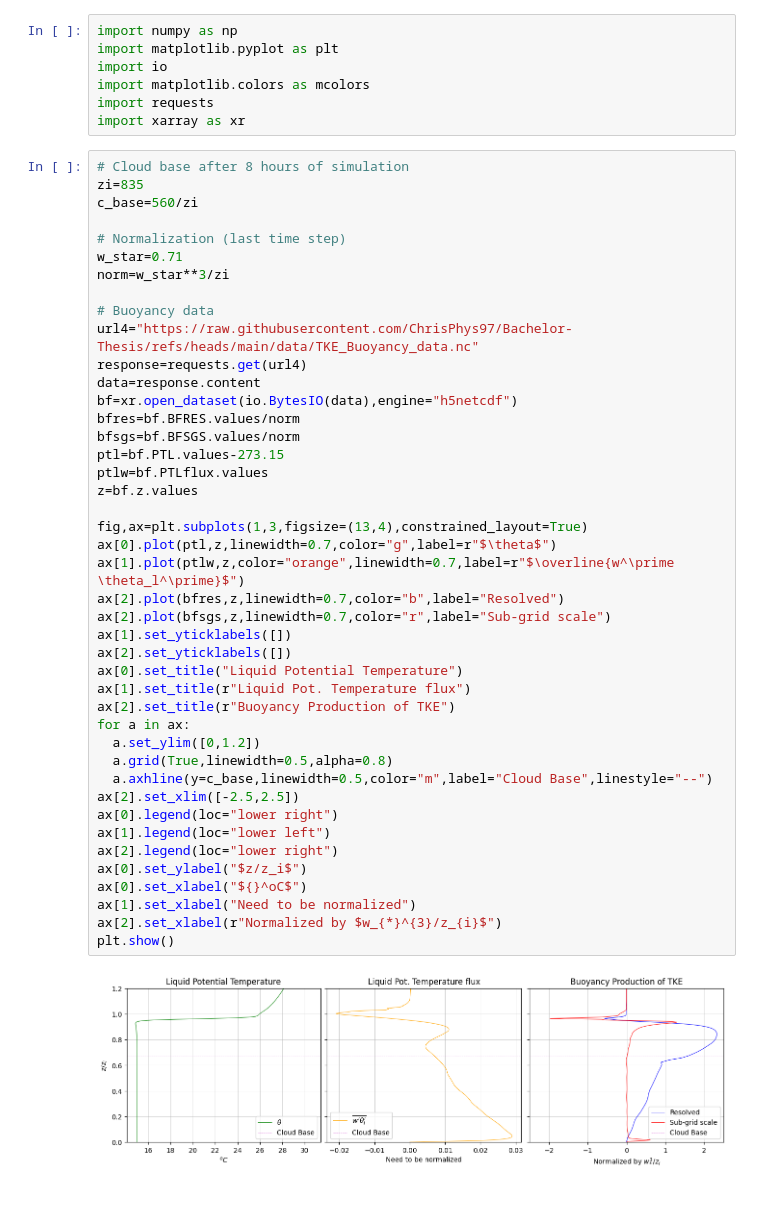
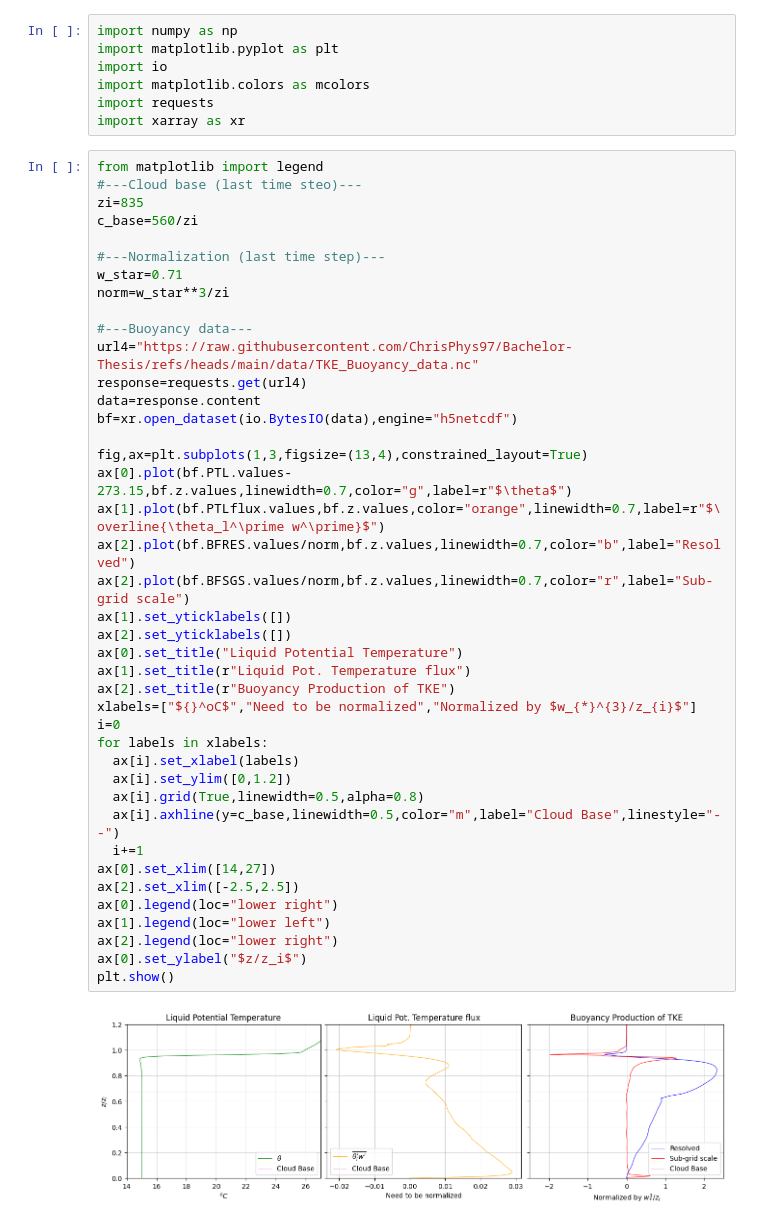
Before and after one commit to ChrisPhys97/Bachelor-Thesis, a Jupyter notebook: TKE-Buoyancy Results.ipynb, the cells around one changed output. Saved outputs shown, nothing was run; the diff lists cells and outputs as text.

```diff
--- a/TKE-Buoyancy Results.ipynb
+++ b/TKE-Buoyancy Results.ipynb
@@ -6,47 +6,45 @@ import matplotlib.colors as mcolors
 import requests
 import xarray as xr
 # %%
-# Cloud base after 8 hours of simulation
+from matplotlib import legend
+#---Cloud base (last time steo)---
 zi=835
 c_base=560/zi
 
-# Normalization (last time step)
+#---Normalization (last time step)---
 w_star=0.71
 norm=w_star**3/zi
 
-# Buoyancy data
+#---Buoyancy data---
 url4="https://raw.githubusercontent.com/ChrisPhys97/Bachelor-Thesis/refs/heads/main/data/TKE_Buoyancy_data.nc"
 response=requests.get(url4)
 data=response.content
 bf=xr.open_dataset(io.BytesIO(data),engine="h5netcdf")
-bfres=bf.BFRES.values/norm
-bfsgs=bf.BFSGS.values/norm
-ptl=bf.PTL.values-273.15
-ptlw=bf.PTLflux.values
-z=bf.z.values
 
 fig,ax=plt.subplots(1,3,figsize=(13,4),constrained_layout=True)
-ax[0].plot(ptl,z,linewidth=0.7,color="g",label=r"$\theta$")
-ax[1].plot(ptlw,z,color="orange",linewidth=0.7,label=r"$\overline{w^\prime \theta_l^\prime}$")
-ax[2].plot(bfres,z,linewidth=0.7,color="b",label="Resolved")
-ax[2].plot(bfsgs,z,linewidth=0.7,color="r",label="Sub-grid scale")
+ax[0].plot(bf.PTL.values-273.15,bf.z.values,linewidth=0.7,color="g",label=r"$\theta$")
+ax[1].plot(bf.PTLflux.values,bf.z.values,color="orange",linewidth=0.7,label=r"$\overline{\theta_l^\prime w^\prime}$")
+ax[2].plot(bf.BFRES.values/norm,bf.z.values,linewidth=0.7,color="b",label="Resolved")
+ax[2].plot(bf.BFSGS.values/norm,bf.z.values,linewidth=0.7,color="r",label="Sub-grid scale")
 ax[1].set_yticklabels([])
 ax[2].set_yticklabels([])
 ax[0].set_title("Liquid Potential Temperature")
 ax[1].set_title(r"Liquid Pot. Temperature flux")
 ax[2].set_title(r"Buoyancy Production of TKE")
-for a in ax:
-  a.set_ylim([0,1.2])
-  a.grid(True,linewidth=0.5,alpha=0.8)
-  a.axhline(y=c_base,linewidth=0.5,color="m",label="Cloud Base",linestyle="--")
+xlabels=["${}^oC$","Need to be normalized","Normalized by $w_{*}^{3}/z_{i}$"]
+i=0
+for labels in xlabels:
+  ax[i].set_xlabel(labels)
+  ax[i].set_ylim([0,1.2])
+  ax[i].grid(True,linewidth=0.5,alpha=0.8)
+  ax[i].axhline(y=c_base,linewidth=0.5,color="m",label="Cloud Base",linestyle="--")
+  i+=1
+ax[0].set_xlim([14,27])
 ax[2].set_xlim([-2.5,2.5])
 ax[0].legend(loc="lower right")
 ax[1].legend(loc="lower left")
 ax[2].legend(loc="lower right")
 ax[0].set_ylabel("$z/z_i$")
-ax[0].set_xlabel("${}^oC$")
-ax[1].set_xlabel("Need to be normalized")
-ax[2].set_xlabel(r"Normalized by $w_{*}^{3}/z_{i}$")
 plt.show()
 # %% [output]
-[figure, old version]
+[figure, new version]
```
